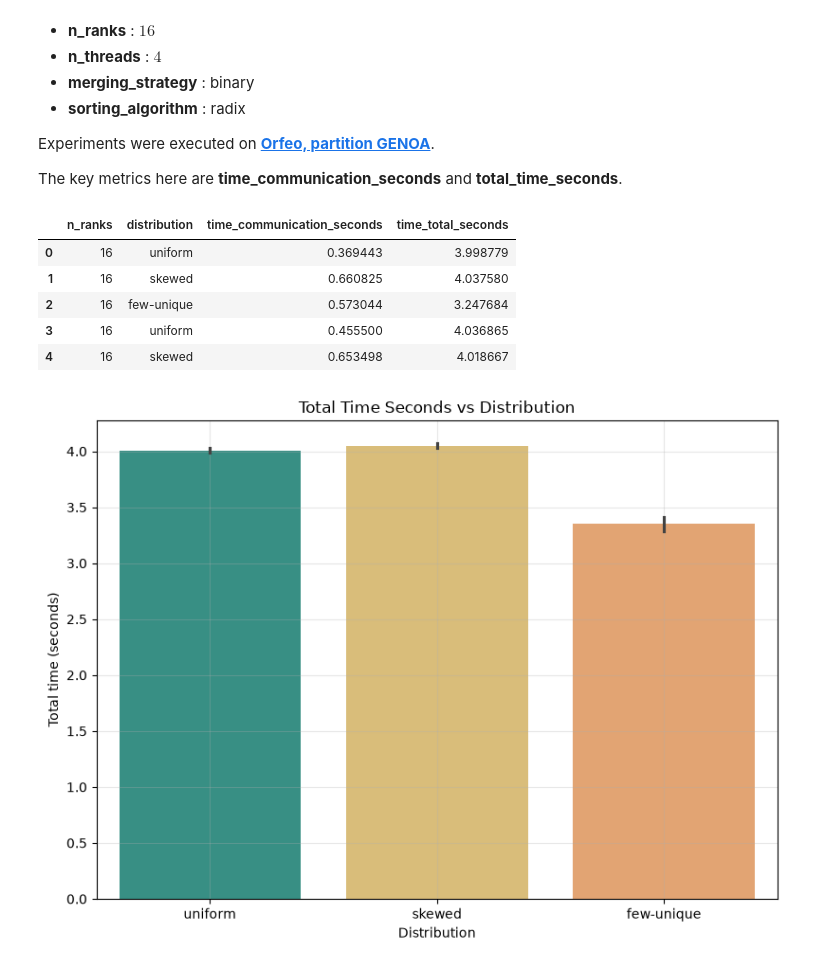
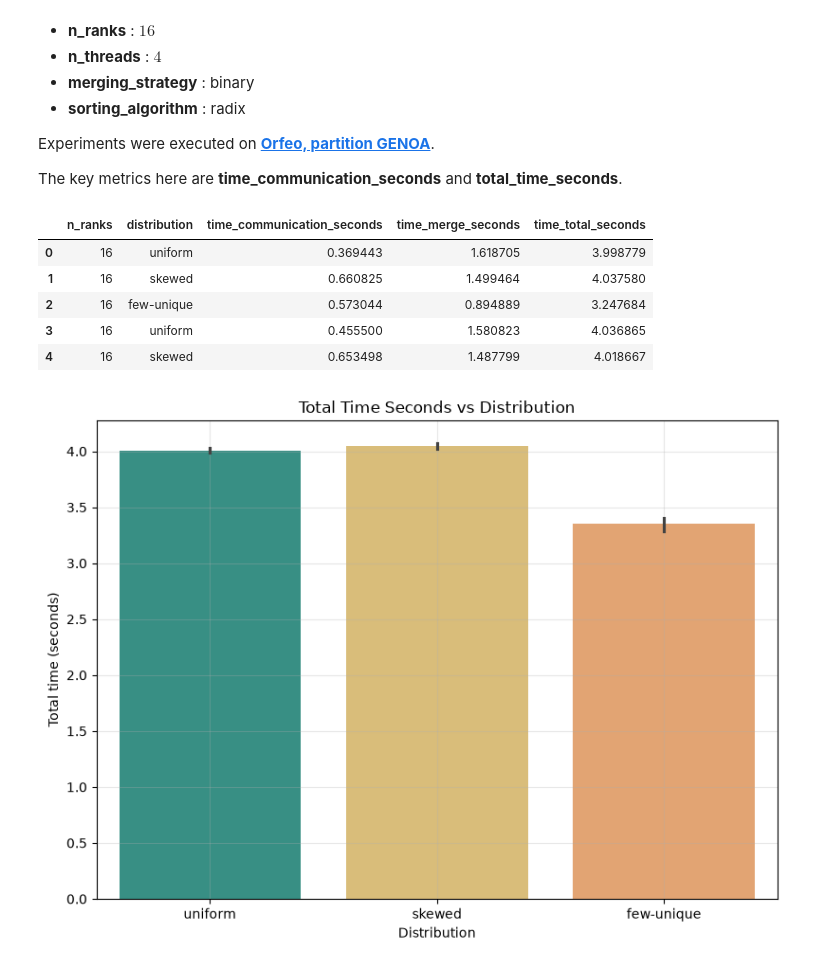
Before and after one commit to frekkoz3/Parallel-Sample-Sort, a Jupyter notebook: Script/distributions.ipynb, the cells around one changed output. Drawn from its saved outputs; the diff is of its cells as text; code cells hidden in the pictures.

```diff
--- a/Script/distributions.ipynb
+++ b/Script/distributions.ipynb
@@ -26,16 +26,16 @@ import seaborn as sns
 # %%
 results = pd.read_csv("../Parallel/results/distributions.csv")
 results = results[
-    ["n_ranks", "distribution", "time_communication_seconds", "time_total_seconds"]
+    ["n_ranks", "distribution", "time_communication_seconds", "time_merge_seconds", "time_total_seconds"]
 ]
 results.head()
 # %% [output]
-|  | n_ranks | distribution | time_communication_seconds | time_total_seconds |
-| 0 | 16 | uniform | 0.369443 | 3.998779 |
-| 1 | 16 | skewed | 0.660825 | 4.037580 |
-| 2 | 16 | few-unique | 0.573044 | 3.247684 |
-| 3 | 16 | uniform | 0.455500 | 4.036865 |
-| 4 | 16 | skewed | 0.653498 | 4.018667 |
+|  | n_ranks | distribution | time_communication_seconds | time_merge_seconds | time_total_seconds |
+| 0 | 16 | uniform | 0.369443 | 1.618705 | 3.998779 |
+| 1 | 16 | skewed | 0.660825 | 1.499464 | 4.037580 |
+| 2 | 16 | few-unique | 0.573044 | 0.894889 | 3.247684 |
+| 3 | 16 | uniform | 0.455500 | 1.580823 | 4.036865 |
+| 4 | 16 | skewed | 0.653498 | 1.487799 | 4.018667 |
 # %%
 custom_palette = {
     "uniform": "#2a9d8f",
```
Also changed, not shown: parts of 1 cell of this notebook, 22 other files.
